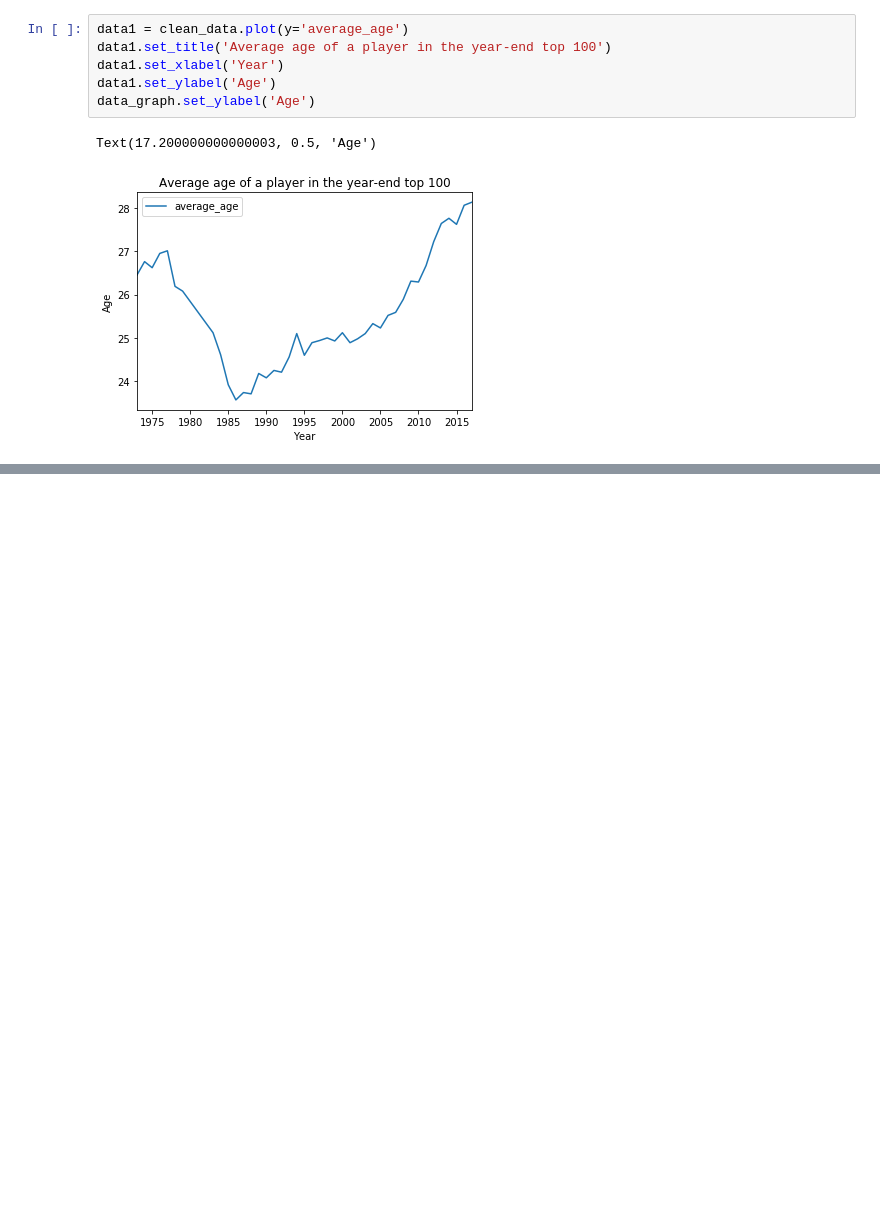
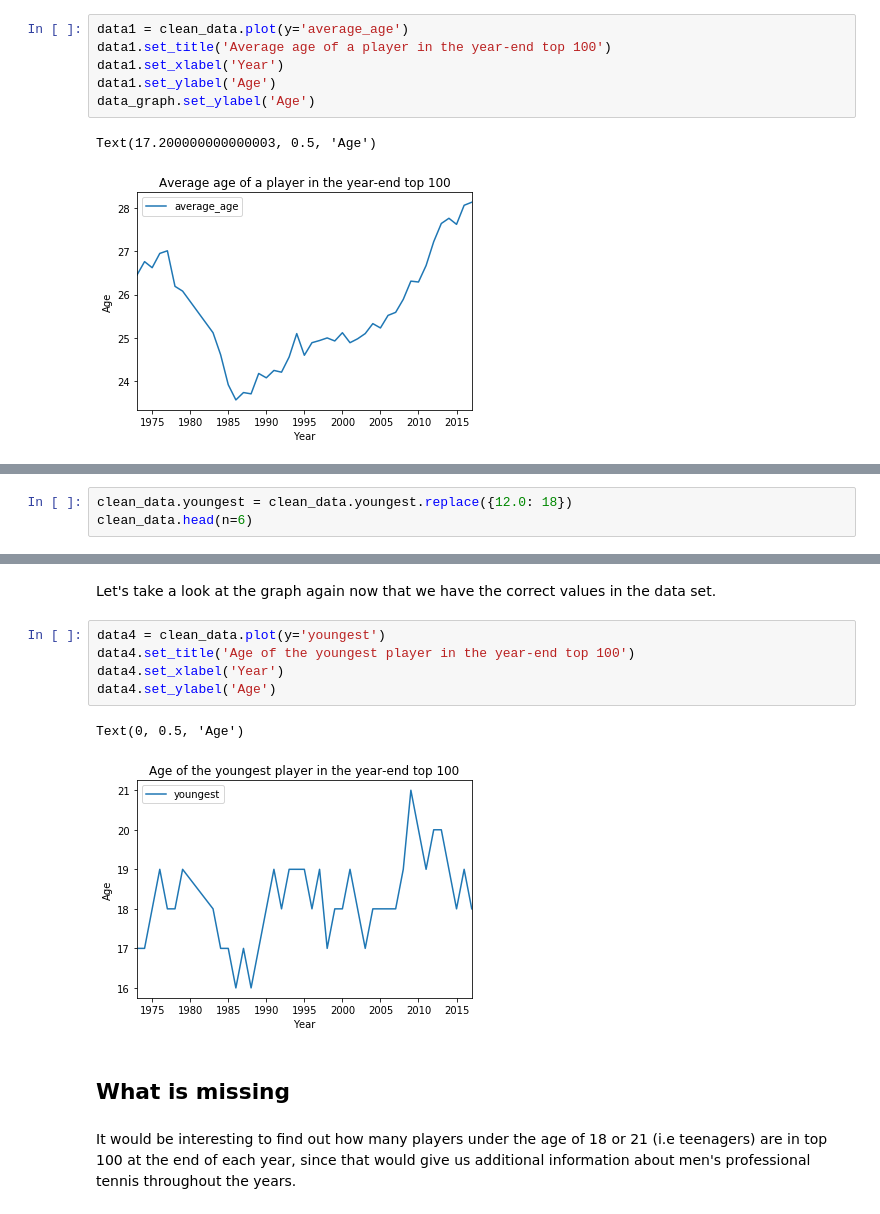
Before and after one commit to tuule/atp-rankings-stats, a Jupyter notebook: atp-rankings-stats.ipynb, the cells around one changed output, grey strips where cells are left out. Cells and saved outputs as stored; diff of their text form; blank space fills up the shorter version.

```diff
--- a/atp-rankings-stats.ipynb
+++ b/atp-rankings-stats.ipynb
@@ -227,0 +227,3 @@ When we look on the ATP website at rankings from 1977 we find a player named Dan
+# %%
+clean_data.youngest = clean_data.youngest.replace({12.0: 18})
+clean_data.head(n=6)
@@ -227,0 +239,14 @@ When we look on the ATP website at rankings from 1977 we find a player named Dan
+# %% [markdown]
+Let's take a look at the graph again now that we have the correct values in the data set.
+# %%
+data4 = clean_data.plot(y='youngest')
+data4.set_title('Age of the youngest player in the year-end top 100')
+data4.set_xlabel('Year')
+data4.set_ylabel('Age')
+# %% [output]
+Text(0, 0.5, 'Age')
+[figure, added]
+# %% [markdown]
+## What is missing
+# %% [markdown]
+It would be interesting to find out how many players under the age of 18 or 21 (i.e teenagers) are in top 100 at the end of each year, since that would give us additional information about men's professional tennis throughout the years.
```
Also changed, not shown: parts of 12 cells of this notebook.
